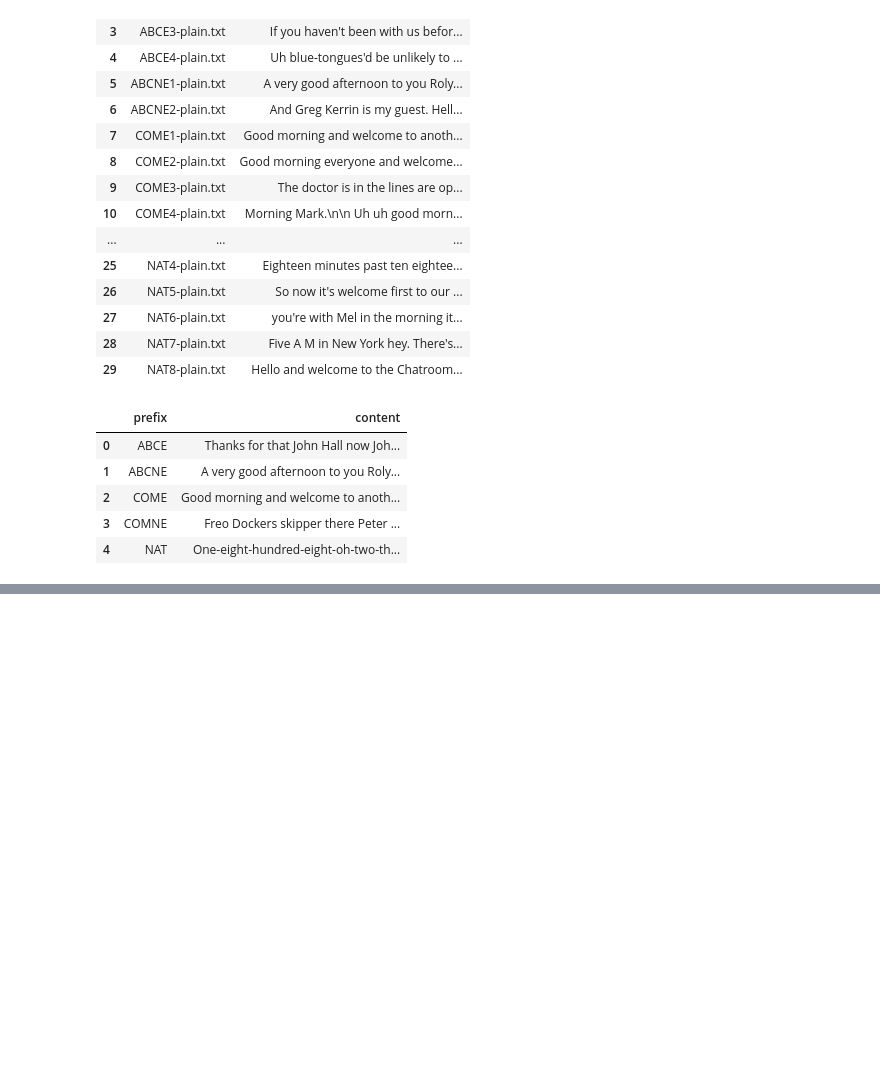
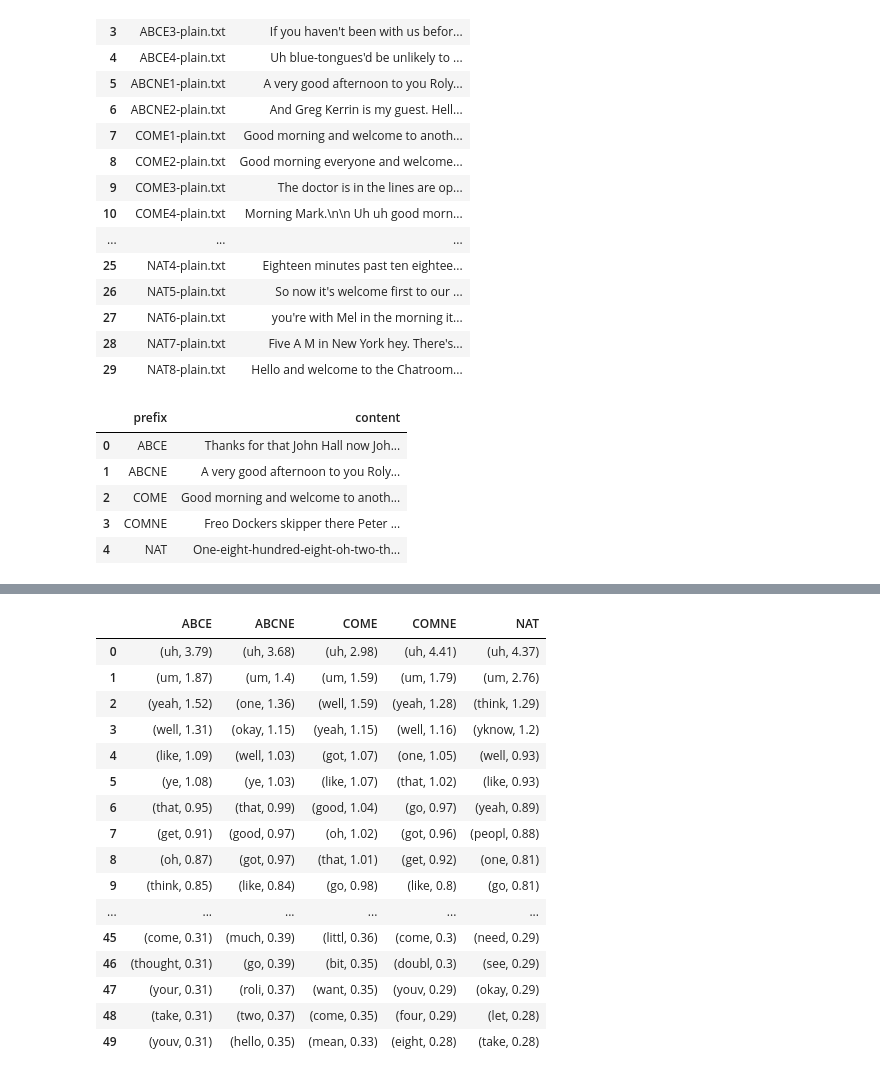
Before and after one commit to mas0ny1/Natural-Language-Processing-Portfolio, a Jupyter notebook: NLP Assignment 1.ipynb, the cells around one changed output, grey strips where cells are left out. Saved outputs shown, nothing was run; the diff lists cells and outputs as text; code cells hidden in the pictures; blank space fills up the shorter version.

```diff
--- a/NLP Assignment 1.ipynb
+++ b/NLP Assignment 1.ipynb
@@ -250,0 +238,20 @@ also: 38
+# %%
+df_word_freq_percentage
+# %% [output]
+|  | ABCE | ABCNE | COME | COMNE | NAT |
+| 0 | (uh, 3.79) | (uh, 3.68) | (uh, 2.98) | (uh, 4.41) | (uh, 4.37) |
+| 1 | (um, 1.87) | (um, 1.4) | (um, 1.59) | (um, 1.79) | (um, 2.76) |
+| 2 | (yeah, 1.52) | (one, 1.36) | (well, 1.59) | (yeah, 1.28) | (think, 1.29) |
+| 3 | (well, 1.31) | (okay, 1.15) | (yeah, 1.15) | (well, 1.16) | (yknow, 1.2) |
+| 4 | (like, 1.09) | (well, 1.03) | (got, 1.07) | (one, 1.05) | (well, 0.93) |
+| 5 | (ye, 1.08) | (ye, 1.03) | (like, 1.07) | (that, 1.02) | (like, 0.93) |
+| 6 | (that, 0.95) | (that, 0.99) | (good, 1.04) | (go, 0.97) | (yeah, 0.89) |
+| 7 | (get, 0.91) | (good, 0.97) | (oh, 1.02) | (got, 0.96) | (peopl, 0.88) |
+| 8 | (oh, 0.87) | (got, 0.97) | (that, 1.01) | (get, 0.92) | (one, 0.81) |
+| 9 | (think, 0.85) | (like, 0.84) | (go, 0.98) | (like, 0.8) | (go, 0.81) |
+| ... | ... | ... | ... | ... | ... |
+| 45 | (come, 0.31) | (much, 0.39) | (littl, 0.36) | (come, 0.3) | (need, 0.29) |
+| 46 | (thought, 0.31) | (go, 0.39) | (bit, 0.35) | (doubl, 0.3) | (see, 0.29) |
+| 47 | (your, 0.31) | (roli, 0.37) | (want, 0.35) | (youv, 0.29) | (okay, 0.29) |
+| 48 | (take, 0.31) | (two, 0.37) | (come, 0.35) | (four, 0.29) | (let, 0.28) |
+| 49 | (youv, 0.31) | (hello, 0.35) | (mean, 0.33) | (eight, 0.28) | (take, 0.28) |
```
Also changed, not shown: parts of 21 cells of this notebook.
